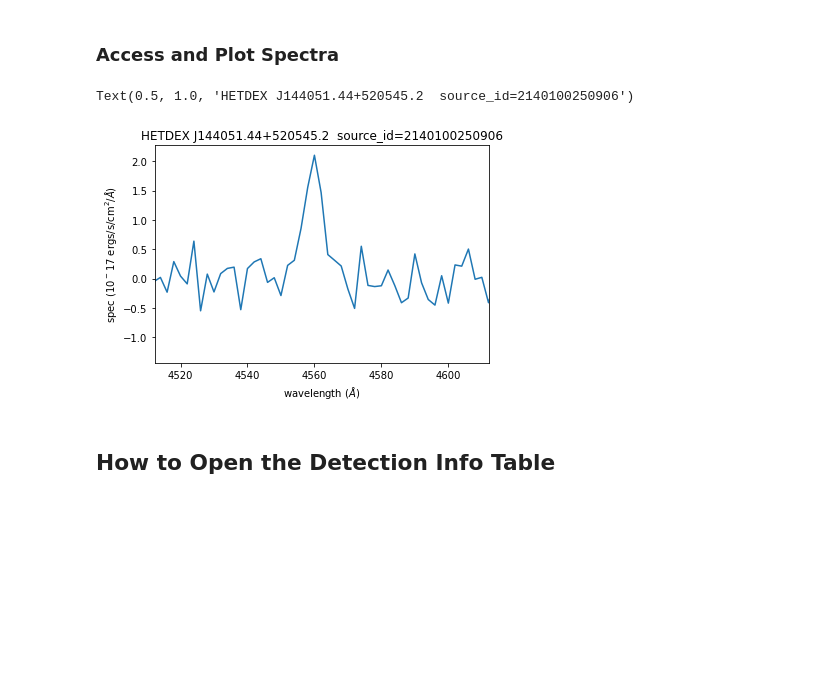
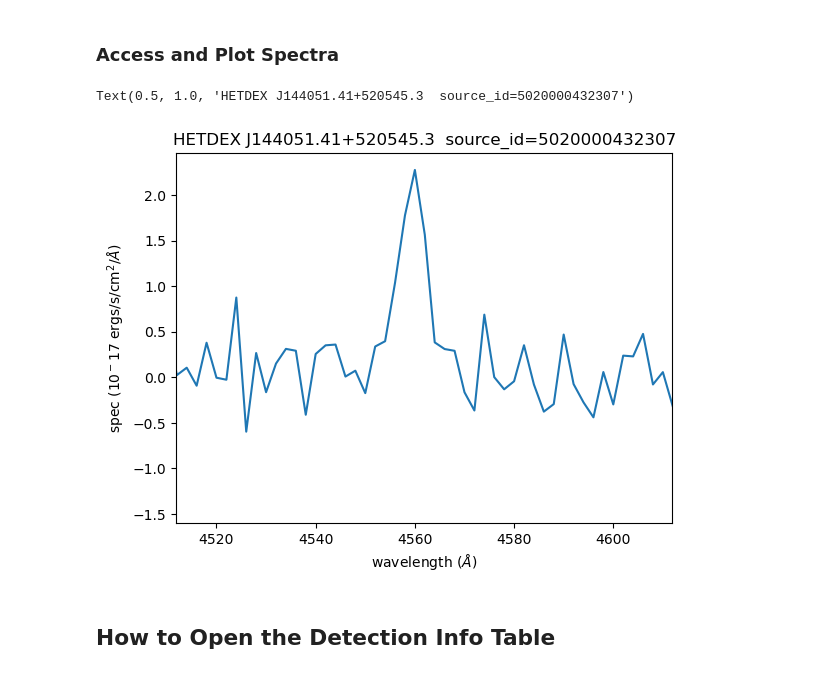
Before and after one commit to HETDEX/dexcube, a Jupyter notebook: notebooks/10-HETDEX-Source-Catalog.ipynb, the cells around one changed output. Saved outputs shown, nothing was run; the diff lists cells and outputs as text; code cells hidden in the pictures; blank space fills up the shorter version.

Commit message:
updates to point to public site

```diff
--- a/notebooks/10-HETDEX-Source-Catalog.ipynb
+++ b/notebooks/10-HETDEX-Source-Catalog.ipynb
@@ -21,9 +24,19 @@ from astropy.visualization import make_lupton_rgb, ZScaleInterval
 # %%
-# fill in the path to the HETDEX Source Catalog 1 files
+# fill in the path to the HETDEX Source Catalog 2 files
+path_to_cat = '/home/jovyan/Hobby-Eberly-Public/HETDEX/pdr/pdr1/hetdex_source_catalog_2/'
+version = 'v1.2' # Change to latest version.
 
-path_to_sc1 = '/home/jovyan/Hobby-Eberly-Public/HETDEX/internal/pdr1/catalog/hetdex_source_catalog_2/'
+# switch to True if you are not on the HETDEX JupyterHub to download catalog
+remote = False
 
-version = 'v1.0' # Change to latest version.
+if remote:
+    # Put catalog in desired working directory in directory hetdex_source_catalog_2
+    path_to_cat = "/home/jovyan/work/pdr1/hetdex_source_catalog_2"
+
+    os.makedirs(path_to_cat, exist_ok=True)
+    url = "http://web.corral.tacc.utexas.edu/hetdex/HETDEX/pdr/pdr1/hetdex_source_catalog_2/"
+
+    !wget -r -np -nd -A "*.fits" -P "$path_to_cat" "$url"
 # %% [markdown]
 ## Catalog Organization
 
@@ -43,5 +56,5 @@ Multiple formats are provided for the source table. As suggested by Astropy v5.1
 # %%
-source_table = Table.read(op.join( path_to_sc1, 'hetdex_sc2_{}.ecsv'.format(version) ) )
+source_table = Table.read(op.join( path_to_cat, 'hetdex_sc2_{}.fits'.format(version) ) )
 # %%
 # Column Info
 source_table.info
@@ -68,6 +104,6 @@ source_table.info
 # %% [markdown]
 If spectral data is desired, a fits file contains spectral array data matching each row of the Source Observation Table
 # %%
-hdu = fits.open( op.join( path_to_sc1, 'hetdex_sc2_spec_{}.fits'.format(version)))
+hdu = fits.open( op.join( path_to_cat, 'hetdex_sc2_spec_{}.fits'.format(version)))
 # %%
 # The source table can also be accessed by astropy Table class or through HDU1
@@ -127,24 +181,24 @@ source_coords = SkyCoord(ra = source_table['RA'], dec= source_table['DEC'])
 # %%
 coord = SkyCoord(ra=220.21432*u.deg, dec=52.095898*u.deg)
 # %%
-sel_match = source_coords.separation(coord) < 1.*u.arcsec
+sel_match = np.where(  source_coords.separation(coord) < 1.*u.arcsec)[0]
 # %% [markdown]
 ### Access and Plot Spectra
 # %%
 redshift = source_table['z_hetdex'][sel_match][0]
 
 lya_wave = 1216* (redshift + 1)
 source_id = source_table['source_id'][sel_match][0]
 name = source_table['source_name'][sel_match][0]
-plt.plot( wave_rect, spec[sel_match][0])
+plt.plot( wave_rect, spec[:, sel_match[0]])
 
 plt.xlim(lya_wave-50, lya_wave+50)
 plt.ylabel(r'spec (10$^-17$ ergs/s/cm$^2$/$\AA$)')
 plt.xlabel(r'wavelength ($\AA$)')
 plt.title('{}  source_id={}'.format(name, source_id))
 # %% [output]
-Text(0.5, 1.0, 'HETDEX J144051.44+520545.2  source_id=2140100250906')
+Text(0.5, 1.0, 'HETDEX J144051.41+520545.3  source_id=5020000432307')
-[figure, old version]
+[figure, new version]
 # %% [markdown]
 ## How to Open the Detection Info Table
 # %%
```
Also changed, not shown: parts of 23 cells of this notebook, 9 other files.
